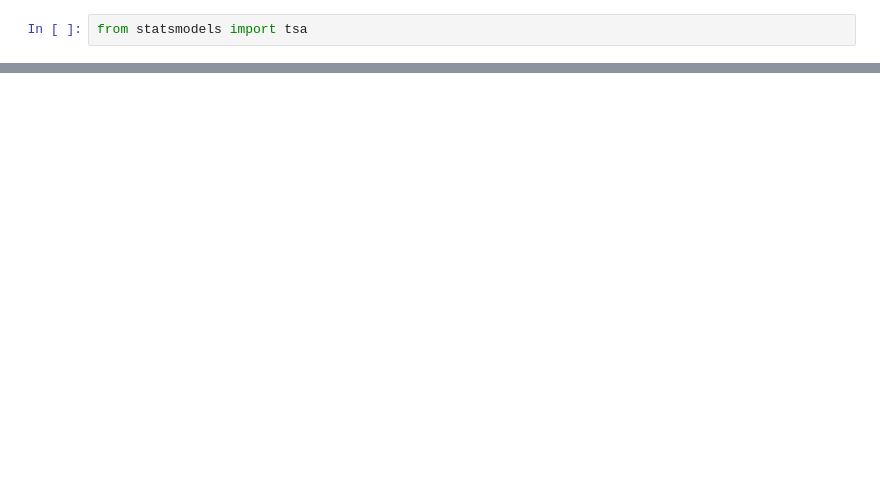
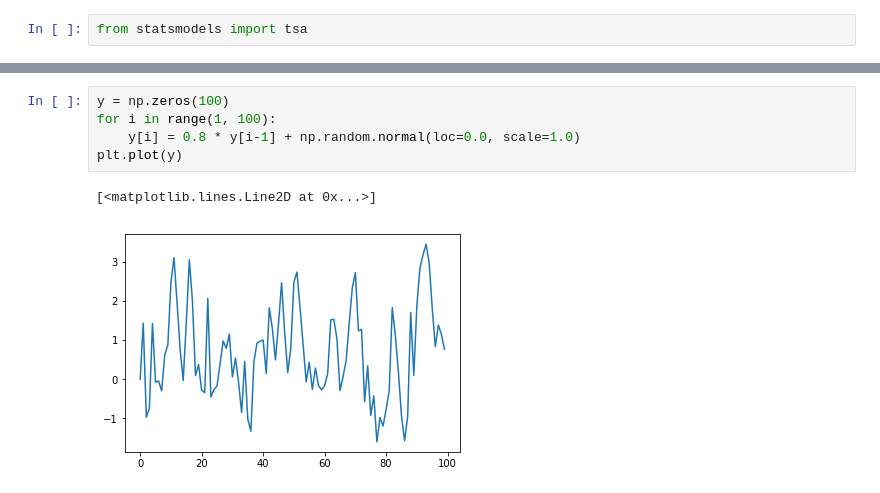
Before and after one commit to SoNicKKK/Splunk, a Jupyter notebook: arima.ipynb, the cells around one changed output, grey strips where cells are left out. Drawn from its saved outputs; the diff is of its cells as text; blank space fills up the shorter version.

```diff
--- a/arima.ipynb
+++ b/arima.ipynb
@@ -65,0 +66,8 @@ plt.plot(x, y)
+# %%
+y = np.zeros(100)
+for i in range(1, 100):
+    y[i] = 0.8 * y[i-1] + np.random.normal(loc=0.0, scale=1.0)
+plt.plot(y)
+# %% [output]
+[<matplotlib.lines.Line2D at 0x...>]
+[figure, added]
```
Also changed, not shown: parts of 5 cells of this notebook, 1 other file.
